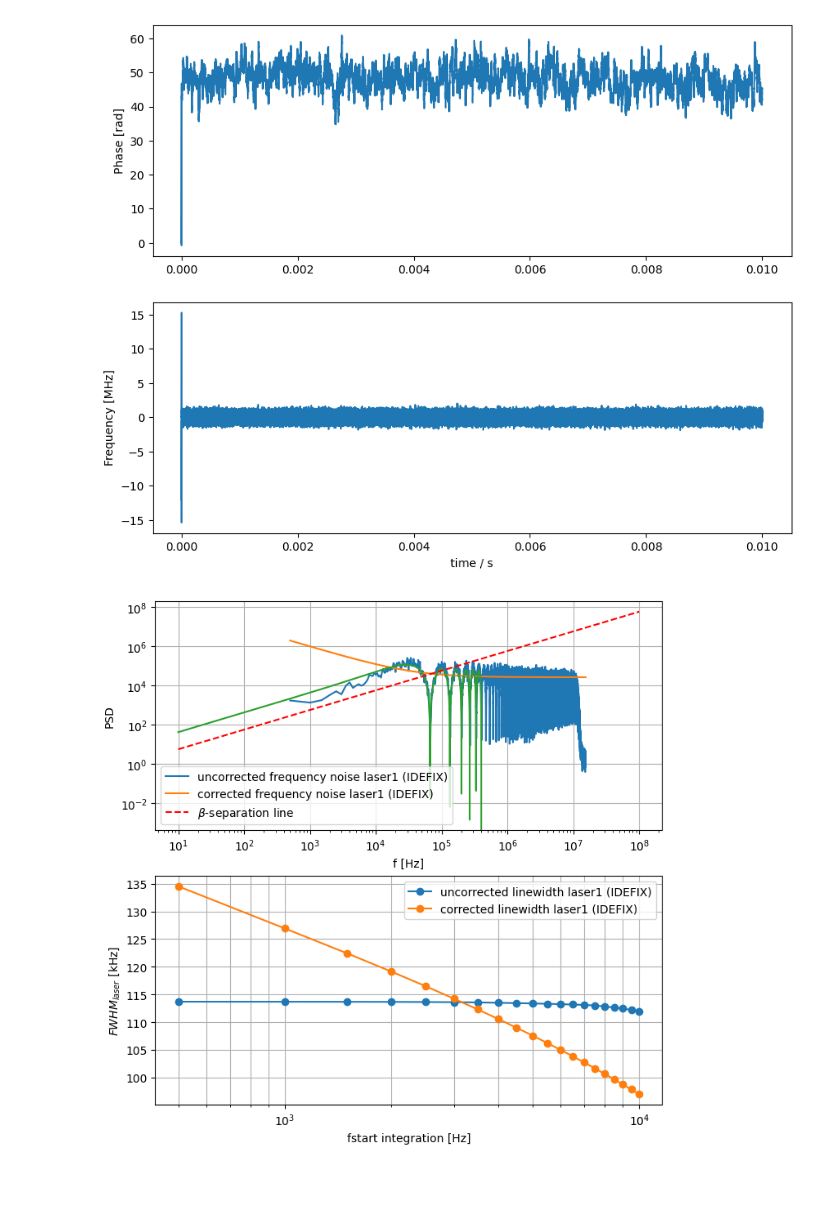
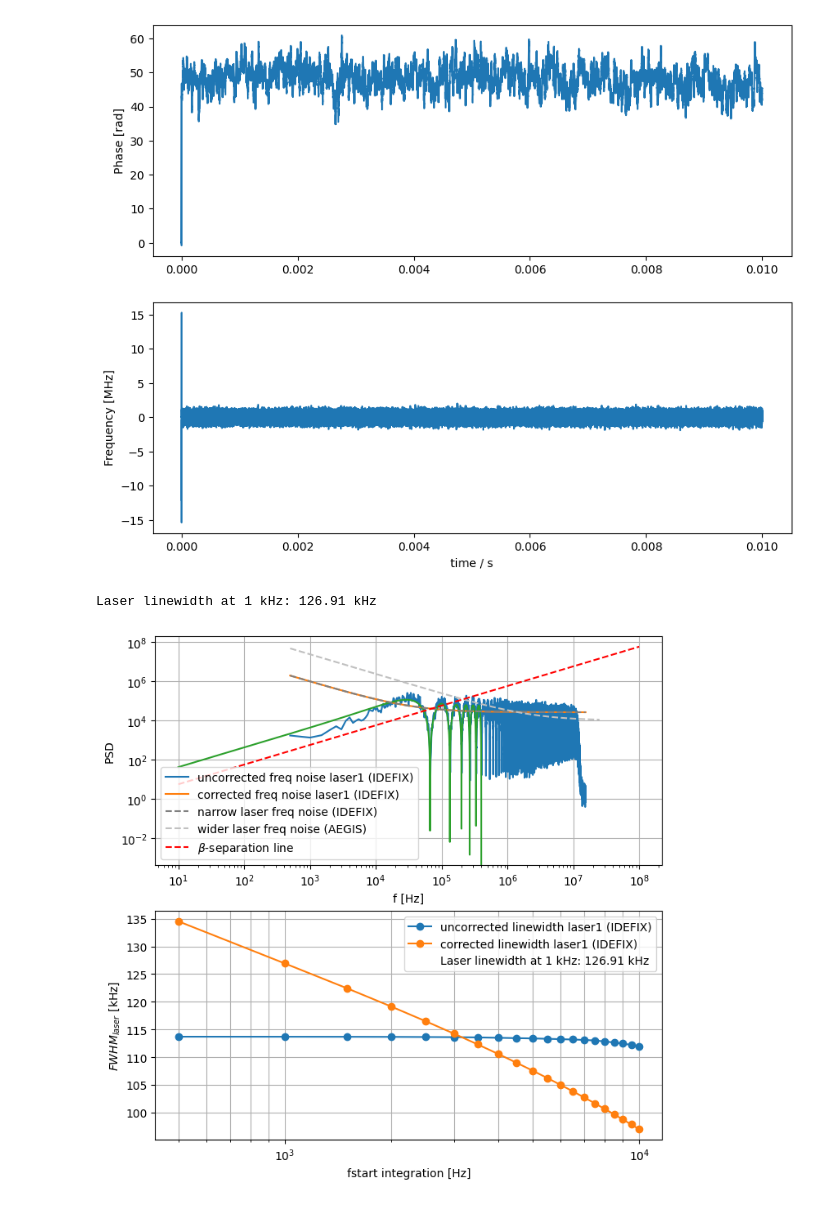
Before and after one commit to MelissaA-NA/Shadow_SelfHeterodyneLineWidthMeasurement, a Jupyter notebook: SHD_script.ipynb, the cells around one changed output. Saved outputs shown, nothing was run; the diff lists cells and outputs as text; code cells hidden in the pictures.

```diff
--- a/SHD_script.ipynb
+++ b/SHD_script.ipynb
@@ -82,6 +82,13 @@ if plot:
 # Power spectral density using Welch method
 from scipy.signal import welch
 import sympy as sp
+
+# Load other laser data for comparison
+with np.load("baselines.npz") as data:
+    x_IDEFIX         = data["x_IDEFIX"]
+    x_AEGIS          = data["x_AEGIS"]
+    baseline_IDEFIX  = data["baseline_IDEFIX"]
+    baseline_AEGIS   = data["baseline_AEGIS"]
 
 frequencies_laser, S_f_welch_laser = welch(frequency_laser, fs=iq_data_laser.sample_rate,nperseg=len(iq_data_laser)/5)
 frequencies_laser = frequencies_laser[1:]
@@ -90,10 +97,11 @@ S_f_welch_laser = S_f_welch_laser[1:]
 fig, (ax1, ax2) = plt.subplots(2, 1, figsize=(8, 8))
 
 # Fit of the measuremnt data
-c = 2.6e4  # Set noise floor constant!
-tau = 0.000015  # Set time delay!
+c_noise = 2.6e4  # Set noise floor constant!
+delay_length = 3_000 # Set your delay path length here
+tau = delay_length / 200_000_000 # Calculating the delay time in the fibre
 def mod_fit(x, a):
-    return (a/x+c) * (1 - np.cos(2*np.pi*tau*x))
+    return (a/x+c_noise) * (1 - np.cos(2*np.pi*tau*x))
 
 params_laser, covariance_laser = curve_fit(mod_fit, frequencies_laser, S_f_welch_laser, p0=[2e10], maxfev=100000000)
 
@@ -104,7 +112,7 @@ freq_space = np.linspace(10, 400_000, 10_000)
 welch_fit_laser = mod_fit(freq_space, *params_laser)
 
 # Calculation of the corrected frequency noise
-corrected_welch_laser = params_laser[0]/frequencies_laser + 2.6e4
+corrected_welch_laser = params_laser[0]/frequencies_laser + c_noise
 
 # Set the start frequency for the integration
 fstart = np.linspace(5e2,1e4,20)
@@ -112,42 +120,46 @@ freq_max_idefix = 7e4  # Set frequency of the intersection between the beta sepe
 
 linewidth_corrected_laser = []
 linewidth_laser = []
-
+linewidth_kHz = ""
 # Integartion of frequecy noise between min and max frequency
 for freq_min in fstart:
     indices_laser = np.logical_and(frequencies_laser >= freq_min, frequencies_laser <= freq_max_idefix)
     A_corrected_laser = np.trapz(corrected_welch_laser[indices_laser], frequencies_laser[indices_laser])
     A_laser = np.trapz(S_f_welch_laser[indices_laser], frequencies_laser[indices_laser])
     linewidth_laser.append(np.sqrt(A_laser*8*np.log(2))*1e-3)
     linewidth_corrected_laser.append(np.sqrt(A_corrected_laser*8*np.log(2))*1e-3)
-
+    if freq_min == 1000.0:
+        linewidth_kHz = (f"Laser linewidth at 1 kHz: {round(linewidth_corrected_laser[-1]/np.sqrt(2), 2)} kHz")
+        print(linewidth_kHz)
 
 # plot the Power spectral density
 if plot==1:
 
-    ax1.plot(frequencies_laser, S_f_welch_laser,'-', label="uncorrected frequency noise laser1 (IDEFIX)")  # plot uncorretced freq noise
-    ax1.plot(frequencies_laser, corrected_welch_laser, label="corrected frequency noise laser1 (IDEFIX)")  # plot corrected freq noise
+    ax1.plot(frequencies_laser, S_f_welch_laser,'-', label="uncorrected freq noise laser1 (IDEFIX)")  # plot uncorretced freq noise
+    ax1.plot(frequencies_laser, corrected_welch_laser, label="corrected freq noise laser1 (IDEFIX)")  # plot corrected freq noise
     ax1.plot(freq_space, welch_fit_laser)  # plot fit function
+    ax1.plot(x_IDEFIX, baseline_IDEFIX, label="narrow laser freq noise (IDEFIX)", color="grey", linestyle="--")  # Comparison with a narrow laser
+    ax1.plot(x_AEGIS,  baseline_AEGIS,  label="wider laser freq noise (AEGIS)", color="silver", linestyle="--")  # Comparison with a wider laser
     ax1.set_xlabel("f [Hz]")
     ax1.set_ylabel("PSD")
     ax1.set_xscale("log")
     ax1.set_yscale("log")
 
 
     # plot the linewidth for different integration start frequencies
     f_linspace = np.linspace(10,1e8,1000)
     ax1.plot(f_linspace, f_linspace*8*np.log(2)/np.pi**2,'--r',label=r'$\beta$-separation line')
     ax2.plot(fstart,linewidth_laser/np.sqrt(2),'o-',label="uncorrected linewidth laser1 (IDEFIX)")
     ax2.plot(fstart,linewidth_corrected_laser/np.sqrt(2),'o-',label="corrected linewidth laser1 (IDEFIX)")
+    ax2.plot([], [], color="none", label=linewidth_kHz)
     ax2.set_xlabel("fstart integration [Hz]"); ax2.set_ylabel(r"$FWHM_{laser}$ [kHz]")
     ax2.set_xscale("log") ; # ax2.set_xscale("log")
     ax2.legend()
     ax2.grid(which="minor")
     ax2.grid(which="major")
 
     ax1.legend()
     ax1.grid()
-
-plt.savefig("sop_example.png")
 # %% [output]
+Laser linewidth at 1 kHz: 126.91 kHz
-[figure, old version]
+[figure, new version]
```
